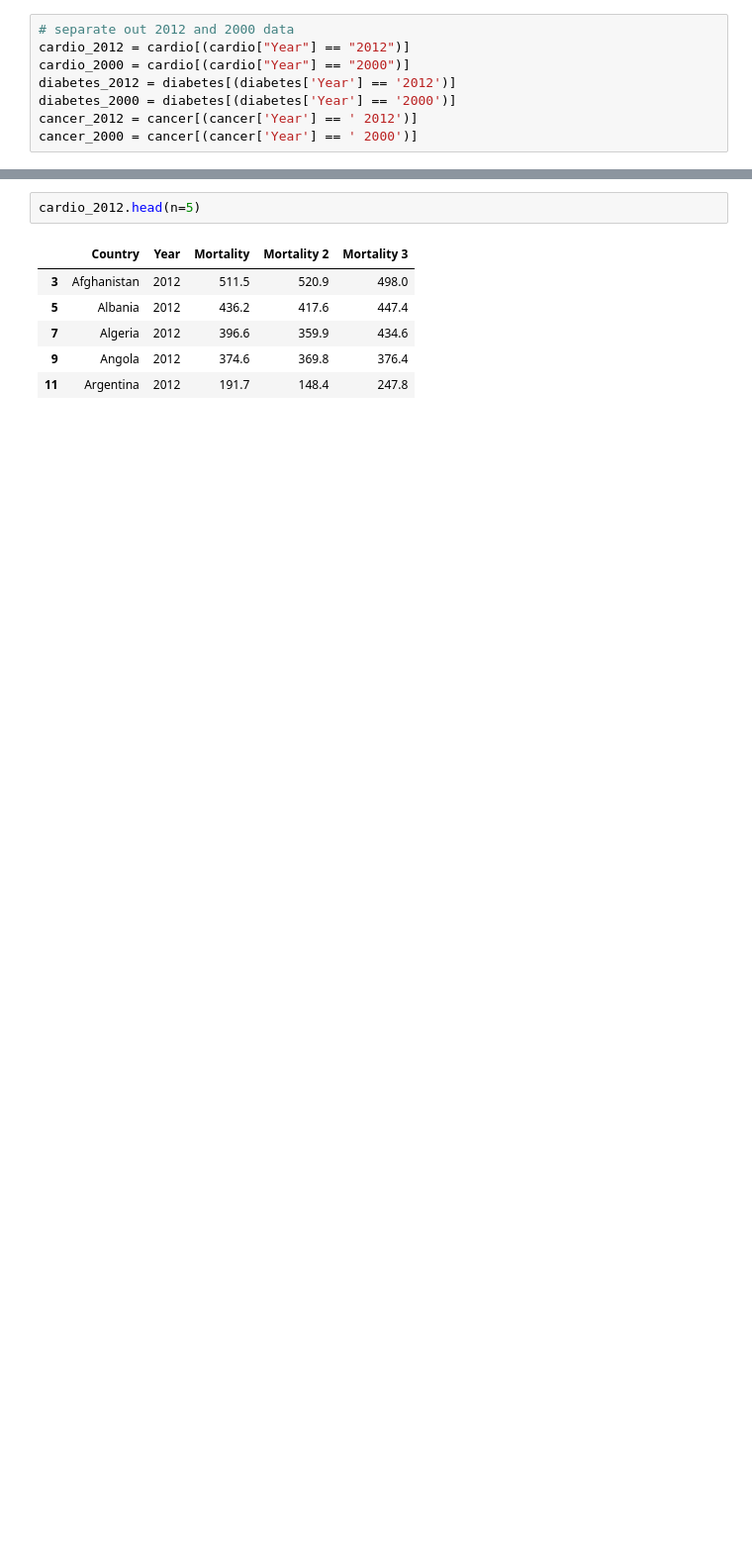
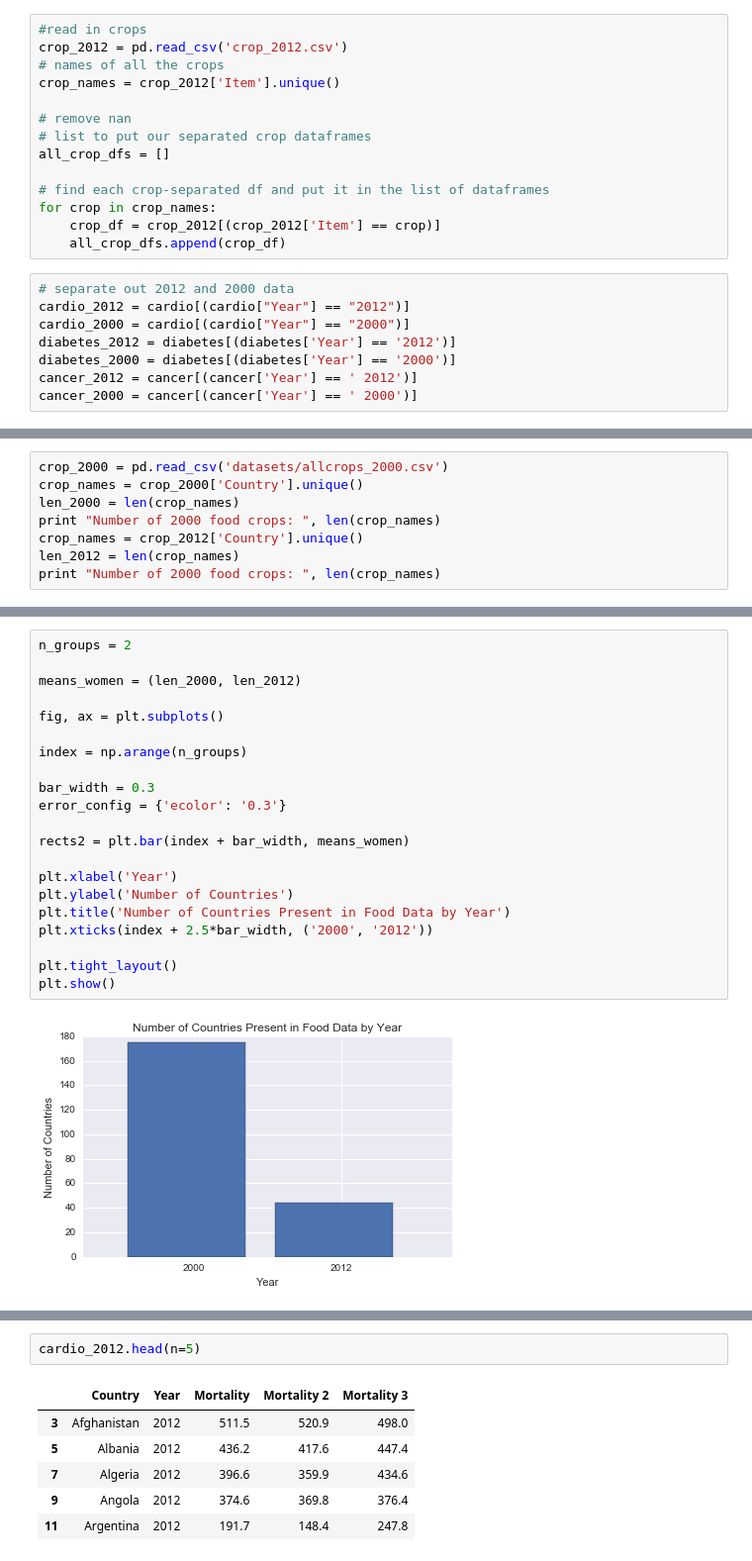
Before and after one commit to angierao/cs109a-project, a Jupyter notebook: dataexploration.ipynb, the cells around one changed output, grey strips where cells are left out. Shown at 99% size. Drawn from its saved outputs; the diff is of its cells as text; blank space fills up the shorter version.

```diff
--- a/dataexploration.ipynb
+++ b/dataexploration.ipynb
@@ -109,3 +130,17 @@ cardio.iloc[3:, 0:3].head(n=5)
+# %%
+#read in crops
+crop_2012 = pd.read_csv('crop_2012.csv')
+# names of all the crops
+crop_names = crop_2012['Item'].unique()
+
+# remove nan
+# list to put our separated crop dataframes
+all_crop_dfs = []
+
+# find each crop-separated df and put it in the list of dataframes
+for crop in crop_names:
+    crop_df = crop_2012[(crop_2012['Item'] == crop)]
+    all_crop_dfs.append(crop_df)
 # %%
 # separate out 2012 and 2000 data
 cardio_2012 = cardio[(cardio["Year"] == "2012")]
@@ -116,0 +279,8 @@ cancer_2000 = cancer[(cancer['Year'] == ' 2000')]
+# %%
+crop_2000 = pd.read_csv('datasets/allcrops_2000.csv')
+crop_names = crop_2000['Country'].unique()
+len_2000 = len(crop_names)
+print "Number of 2000 food crops: ", len(crop_names)
+crop_names = crop_2012['Country'].unique()
+len_2012 = len(crop_names)
+print "Number of 2000 food crops: ", len(crop_names)
@@ -116,0 +292,23 @@ cancer_2000 = cancer[(cancer['Year'] == ' 2000')]
+# %%
+n_groups = 2
+
+means_women = (len_2000, len_2012)
+
+fig, ax = plt.subplots()
+
+index = np.arange(n_groups)
+
+bar_width = 0.3
+error_config = {'ecolor': '0.3'}
+
+rects2 = plt.bar(index + bar_width, means_women)
+
+plt.xlabel('Year')
+plt.ylabel('Number of Countries')
+plt.title('Number of Countries Present in Food Data by Year')
+plt.xticks(index + 2.5*bar_width, ('2000', '2012'))
+
+plt.tight_layout()
+plt.show()
+# %% [output]
+[figure, added]
```
Also changed, not shown: parts of 33 cells of this notebook.
